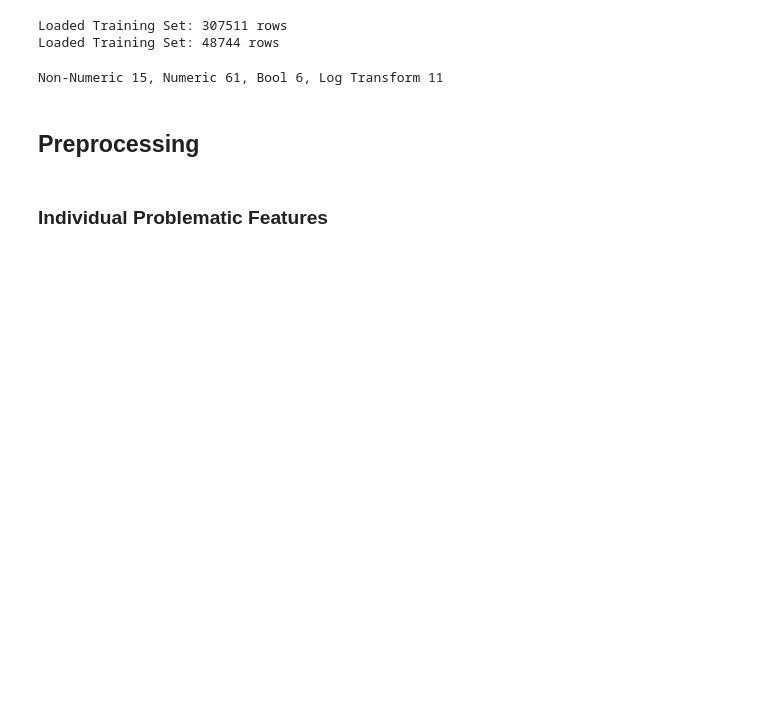
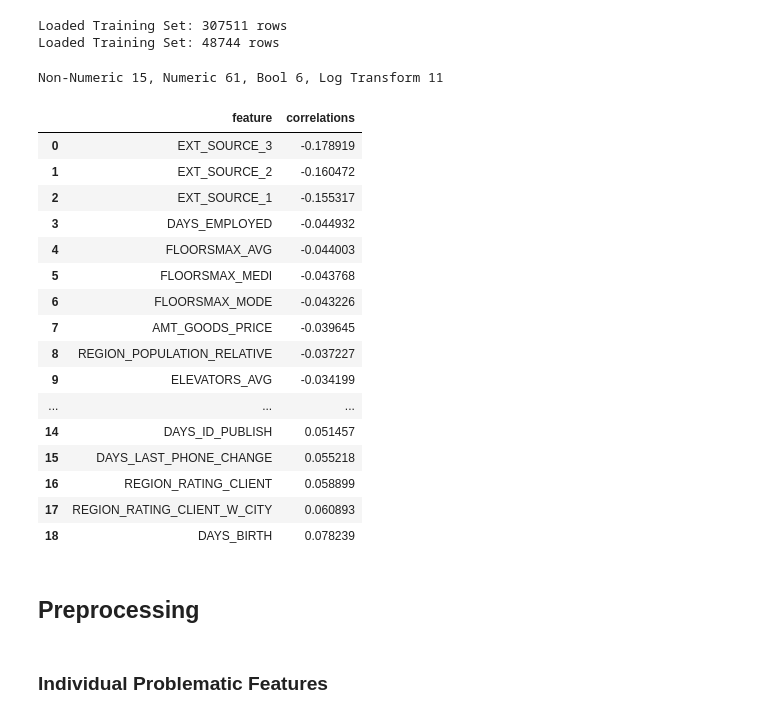
Before and after one commit to clarkje/machine-learning, a Jupyter notebook: projects/capstone/Step 2 - Preprocessing Application Data.ipynb, the cells around one changed output. Drawn from its saved outputs; the diff is of its cells as text; code cells hidden in the pictures; blank space fills up the shorter version.

```diff
--- a/projects/capstone/Step 2 - Preprocessing Application Data.ipynb
+++ b/projects/capstone/Step 2 - Preprocessing Application Data.ipynb
@@ -36,12 +36,33 @@ non_numeric_features = pd.read_csv('data/tmp/non_numeric_features.csv', header=0
 numeric_features = pd.read_csv('data/tmp/numeric_features.csv', header=0, index_col=0, names=["feature"])
 string_to_bool_features = pd.read_csv('data/tmp/string_to_bool.csv', header=0, index_col=0, names=["feature"])
 log_transform_features = pd.read_csv('data/tmp/log_transform.csv', header=0, index_col=0, names=["feature"])
+strong_correlations = pd.read_csv('data/tmp/application_strong_correlations.csv', names=["feature", "correlations"])
 # %%
 print("Non-Numeric {0}, Numeric {1}, Bool {2}, Log Transform {3}".format(\
         len(non_numeric_features), len(numeric_features), \
         len(string_to_bool_features), len(log_transform_features)))
 # %% [output]
 Non-Numeric 15, Numeric 61, Bool 6, Log Transform 11
+# %%
+display(strong_correlations)
+# %% [output]
+|  | feature | correlations |
+| 0 | EXT_SOURCE_3 | -0.178919 |
+| 1 | EXT_SOURCE_2 | -0.160472 |
+| 2 | EXT_SOURCE_1 | -0.155317 |
+| 3 | DAYS_EMPLOYED | -0.044932 |
+| 4 | FLOORSMAX_AVG | -0.044003 |
+| 5 | FLOORSMAX_MEDI | -0.043768 |
+| 6 | FLOORSMAX_MODE | -0.043226 |
+| 7 | AMT_GOODS_PRICE | -0.039645 |
+| 8 | REGION_POPULATION_RELATIVE | -0.037227 |
+| 9 | ELEVATORS_AVG | -0.034199 |
+| ... | ... | ... |
+| 14 | DAYS_ID_PUBLISH | 0.051457 |
+| 15 | DAYS_LAST_PHONE_CHANGE | 0.055218 |
+| 16 | REGION_RATING_CLIENT | 0.058899 |
+| 17 | REGION_RATING_CLIENT_W_CITY | 0.060893 |
+| 18 | DAYS_BIRTH | 0.078239 |
 # %%
 '''
 Scales a list of numeric features to a range of [0 .. 1] without changing the distribution of the data.
```
Also changed, not shown: parts of 16 cells of this notebook, 1 other file.
